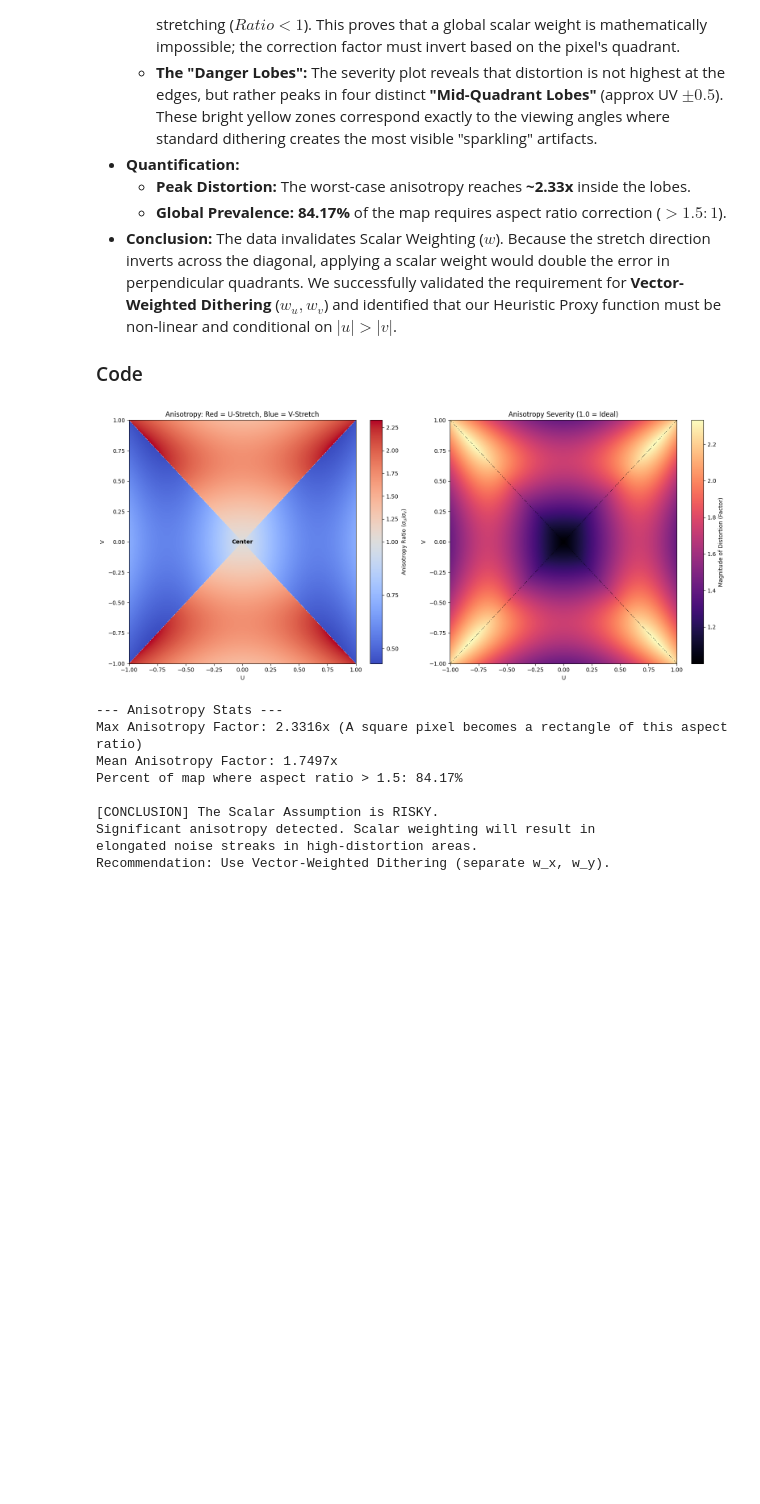
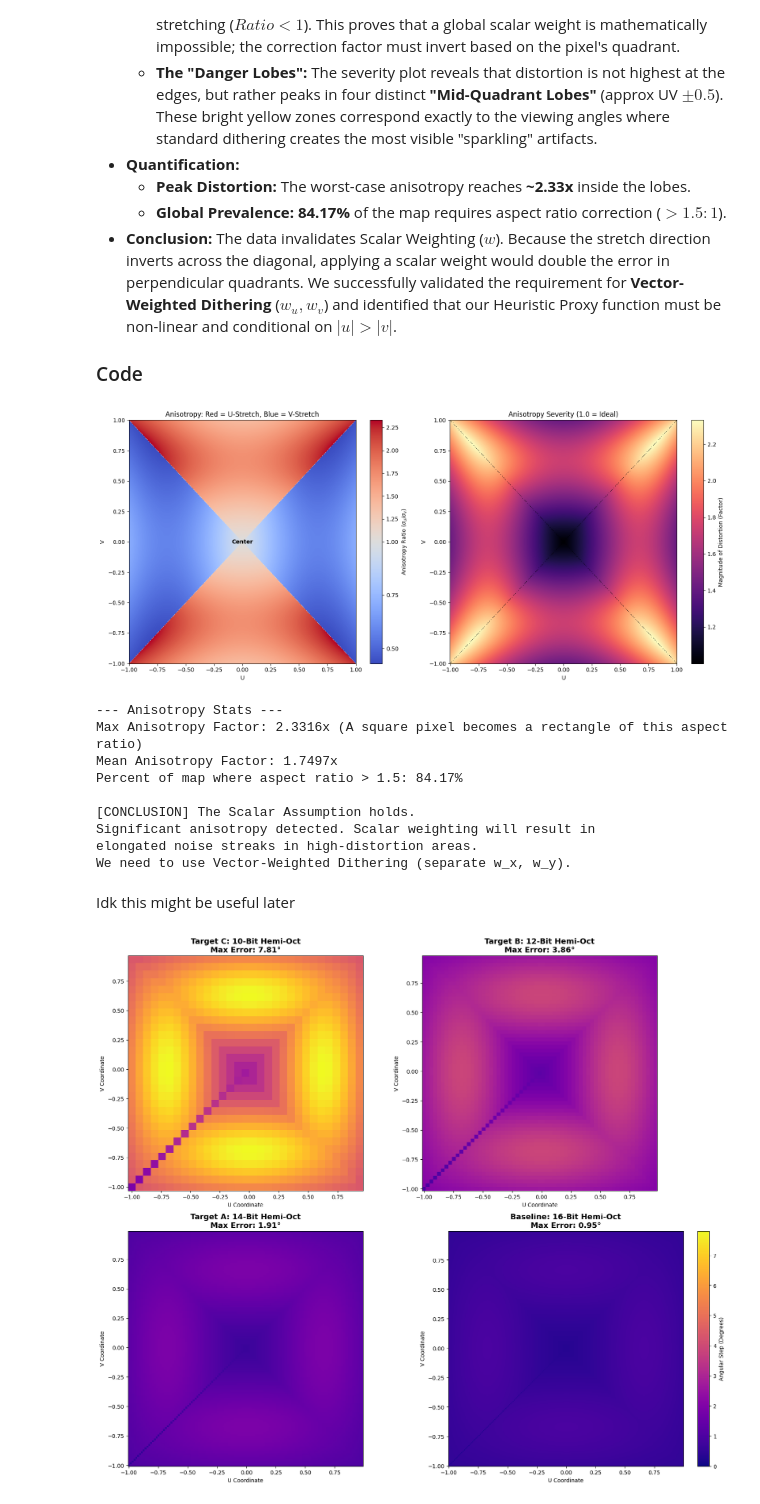
Before and after one commit to Bafy78/dithering-in-octahedral, a Jupyter notebook: hemi_oct_distortion.ipynb, the cells around one changed output. Drawn from its saved outputs; the diff is of its cells as text; code cells hidden in the pictures; blank space fills up the shorter version.

Commit message:
removed assumption 3. It wasn't an assumption.

```diff
--- a/hemi_oct_distortion.ipynb
+++ b/hemi_oct_distortion.ipynb
@@ -189,12 +189,12 @@ print(f"Mean Anisotropy Factor: {mean_stretch:.4f}x")
 print(f"Percent of map where aspect ratio > 1.5: {bad_pixels:.2f}%")
 
 if max_stretch > 1.2:
-    print("\n[CONCLUSION] The Scalar Assumption is RISKY.")
+    print("\n[CONCLUSION] The Scalar Assumption holds.")
     print("Significant anisotropy detected. Scalar weighting will result in")
     print("elongated noise streaks in high-distortion areas.")
-    print("Recommendation: Use Vector-Weighted Dithering (separate w_x, w_y).")
+    print("We need to use Vector-Weighted Dithering (separate w_x, w_y).")
 else:
-    print("\n[CONCLUSION] The Scalar Assumption holds.")
+    print("\n[CONCLUSION] The Anisotropy Assumption doesn't hold.")
     print("Anisotropy is negligible. Scalar weighting is sufficient.")
 # %% [output]
 [figure]
@@ -203,7 +203,9 @@ Max Anisotropy Factor: 2.3316x (A square pixel becomes a rectangle of this aspec
 Mean Anisotropy Factor: 1.7497x
 Percent of map where aspect ratio > 1.5: 84.17%
 
-[CONCLUSION] The Scalar Assumption is RISKY.
+[CONCLUSION] The Scalar Assumption holds.
 Significant anisotropy detected. Scalar weighting will result in
 elongated noise streaks in high-distortion areas.
-Recommendation: Use Vector-Weighted Dithering (separate w_x, w_y).
+We need to use Vector-Weighted Dithering (separate w_x, w_y).
+# %% [markdown]
+Idk this might be useful later
@@ -209,0 +247,62 @@ Recommendation: Use Vector-Weighted Dithering (separate w_x, w_y).
+# %%
+import math
+
+def plot_bit_depth_comparison(maps_data, cols=2, figsize_scale=(8, 7)):
+    n_plots = len(maps_data)
+    rows = math.ceil(n_plots / cols)
+
+    # 1. Calculate Global Color Limits (for fair comparison)
+    all_values = [d['data'] for d in maps_data]
+    common_vmin = 0
+    common_vmax = np.max([np.max(m) for m in all_values])
+
+    # 2. Setup Figure
+    fig, axes = plt.subplots(rows, cols,
+                             figsize=(figsize_scale[0] * cols, figsize_scale[1] * rows),
+                             constrained_layout=True)
+
+    # Flatten axes array for easy iteration, handling the case of a single plot
+    axes_flat = np.atleast_1d(axes).flatten()
+
+    # 3. Iterate through data and axes
+    for i, ax in enumerate(axes_flat):
+        if i < n_plots:
+            entry = maps_data[i]
+            U = entry['u'] ; V = entry['v'] ; data = entry['data']
+
+            im = ax.pcolormesh(U, V, data, shading='auto', cmap='plasma',
+                               vmin=common_vmin, vmax=common_vmax)
+
+            # Styling
+            max_error = np.max(data)
+            ax.set_title(f"{entry['title']}\nMax Error: {max_error:.2f}°",
+                         fontsize=14, fontweight='bold')
+            ax.set_xlabel("U Coordinate")
+            ax.set_ylabel("V Coordinate")
+            ax.set_aspect('equal')
+        else:
+            # Hide empty subplots if the grid is larger than n_plots
+            ax.axis('off')
+
+    cbar = fig.colorbar(im, ax=ax)
+    cbar.set_label('Angular Step (Degrees)')
+
+    return fig, axes
+
+
+U_10, V_10, Theta_Map_10 = compute_quantization_step(bit_depth_per_channel=5)
+U_12, V_12, Theta_Map_12 = compute_quantization_step(bit_depth_per_channel=6)
+U_14, V_14, Theta_Map_14 = compute_quantization_step(bit_depth_per_channel=7)
+U_16, V_16, Theta_Map_16 = compute_quantization_step(bit_depth_per_channel=8)
+
+plot_list = [
+    {'u': U_10, 'v': V_10, 'data': Theta_Map_10, 'title': 'Target C: 10-Bit Hemi-Oct'},
+    {'u': U_12, 'v': V_12, 'data': Theta_Map_12, 'title': 'Target B: 12-Bit Hemi-Oct'},
+    {'u': U_14, 'v': V_14, 'data': Theta_Map_14, 'title': 'Target A: 14-Bit Hemi-Oct'},
+    {'u': U_16, 'v': V_16, 'data': Theta_Map_16, 'title': 'Baseline: 16-Bit Hemi-Oct'},
+]
+
+plot, axes =plot_bit_depth_comparison(plot_list)
+plot.show()
+# %% [output]
+[figure, added]
```
Also changed, not shown: parts of 1 cell of this notebook, 2 other files.
